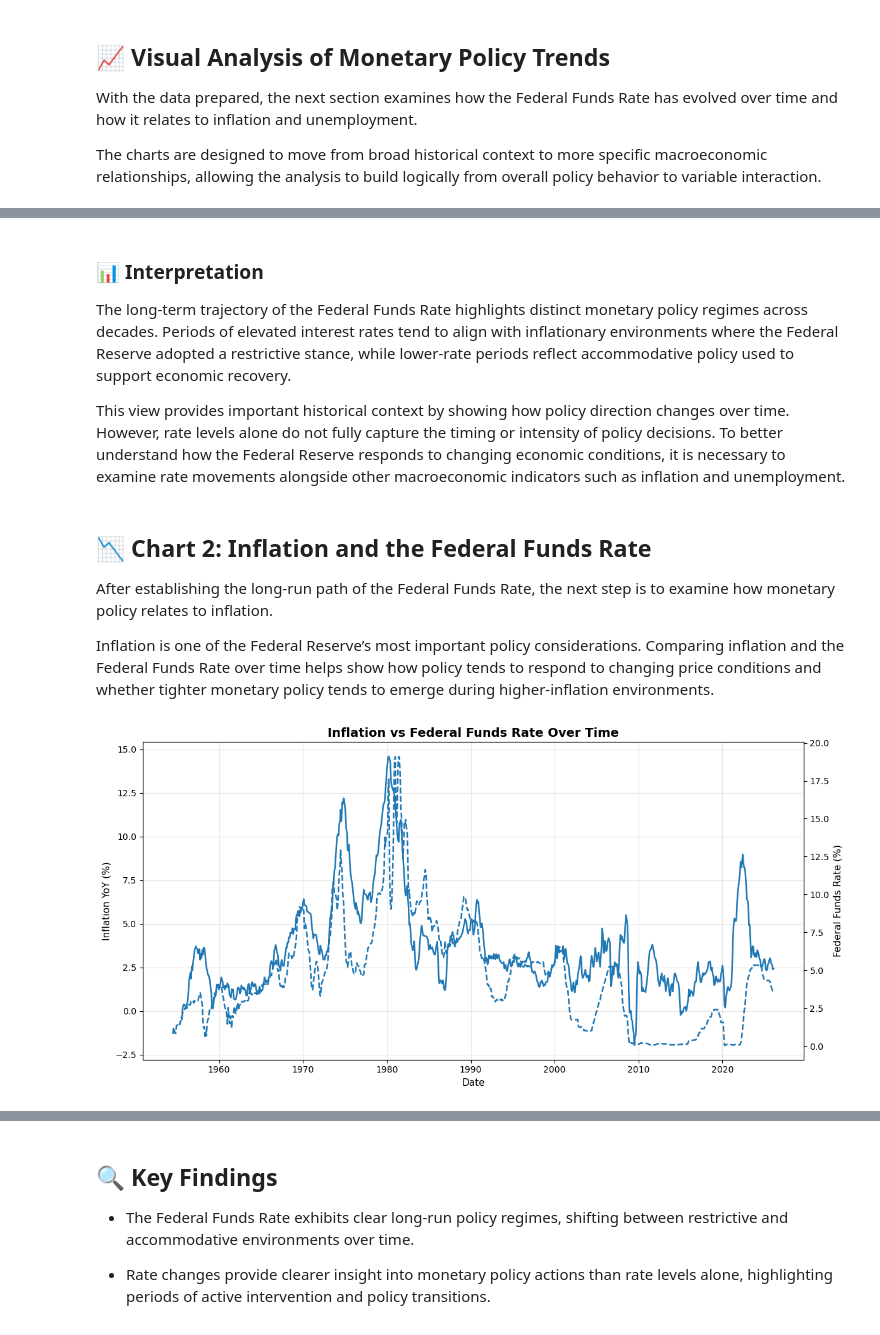
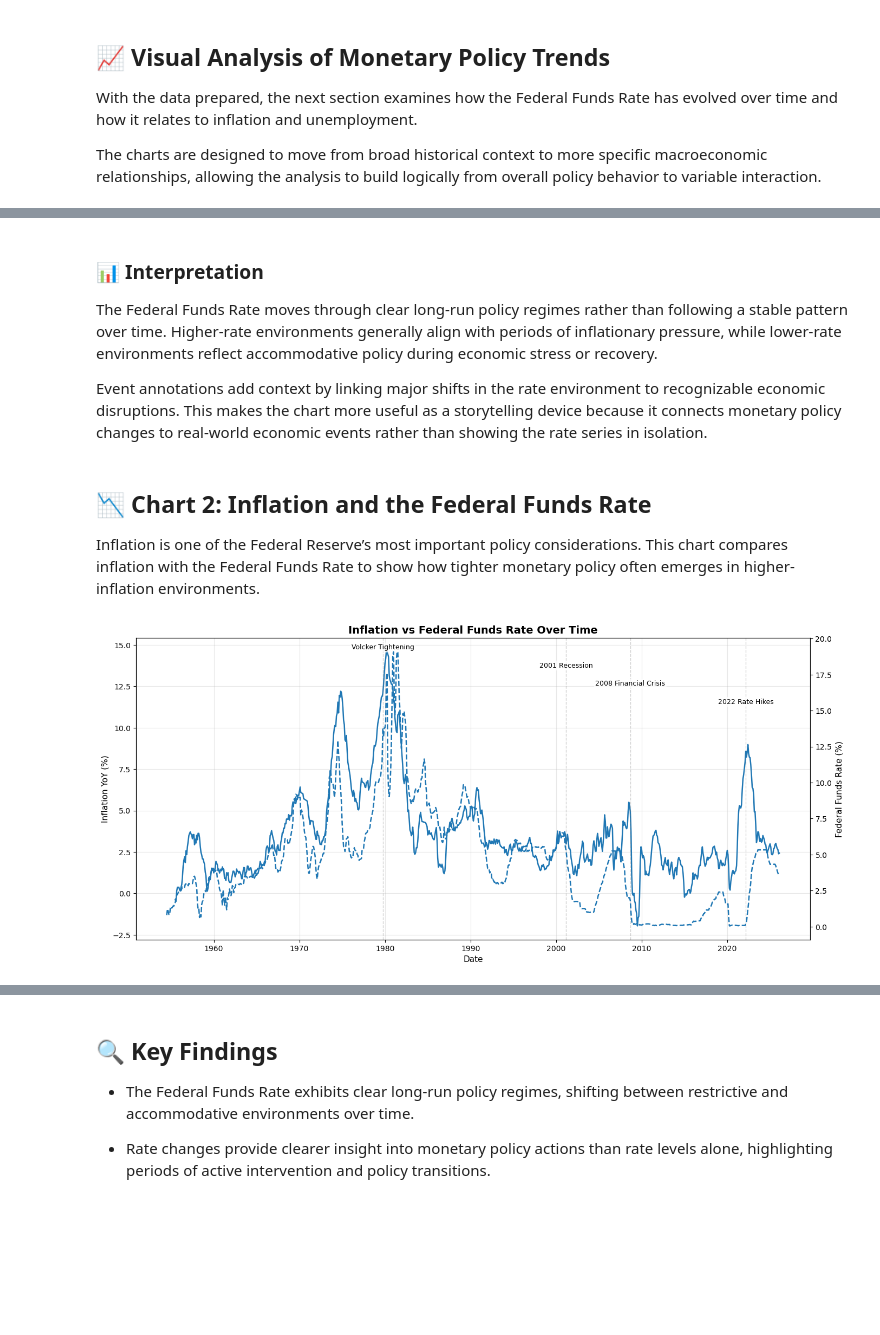
Before and after one commit to cfoybowman/us-monetary-policy-analysis, a Jupyter notebook: notebook/02_visual_analysis_and_interpretation.ipynb, the cells around one changed output, grey strips where cells are left out. Drawn from its saved outputs; the diff is of its cells as text; code cells hidden in the pictures; blank space fills up the shorter version.

```diff
--- a/notebook/02_visual_analysis_and_interpretation.ipynb
+++ b/notebook/02_visual_analysis_and_interpretation.ipynb
@@ -98,29 +157,39 @@ plt.show()
-# %% [markdown]
-### 📊 Interpretation
-
-The long-term trajectory of the Federal Funds Rate highlights distinct monetary policy regimes across decades. Periods of elevated interest rates tend to align with inflationary environments where the Federal Reserve adopted a restrictive stance, while lower-rate periods reflect accommodative policy used to support economic recovery.
-
-This view provides important historical context by showing how policy direction changes over time. However, rate levels alone do not fully capture the timing or intensity of policy decisions. To better understand how the Federal Reserve responds to changing economic conditions, it is necessary to examine rate movements alongside other macroeconomic indicators such as inflation and unemployment.
+# %% [markdown]
+### 📊 Interpretation
+
+The Federal Funds Rate moves through clear long-run policy regimes rather than following a stable pattern over time. Higher-rate environments generally align with periods of inflationary pressure, while lower-rate environments reflect accommodative policy during economic stress or recovery.
+
+Event annotations add context by linking major shifts in the rate environment to recognizable economic disruptions. This makes the chart more useful as a storytelling device because it connects monetary policy changes to real-world economic events rather than showing the rate series in isolation.
 # %% [markdown]
 ## 📉 Chart 2: Inflation and the Federal Funds Rate
 
-After establishing the long-run path of the Federal Funds Rate, the next step is to examine how monetary policy relates to inflation.
-
-Inflation is one of the Federal Reserve’s most important policy considerations. Comparing inflation and the Federal Funds Rate over time helps show how policy tends to respond to changing price conditions and whether tighter monetary policy tends to emerge during higher-inflation environments.
+Inflation is one of the Federal Reserve’s most important policy considerations. This chart compares inflation with the Federal Funds Rate to show how tighter monetary policy often emerges in higher-inflation environments.
 # %%
-fig, ax1 = plt.subplots(figsize=(12, 6))
+fig, ax1 = plt.subplots(figsize=(14, 7))
 
 ax1.plot(df["Date"], df["Inflation YoY"], linewidth=1.8)
 ax1.set_xlabel("Date")
 ax1.set_ylabel("Inflation YoY (%)")
+ax1.grid(alpha=0.3)
 
 ax2 = ax1.twinx()
 ax2.plot(df["Date"], df["Fed Rate"], linestyle="--", linewidth=1.8)
 ax2.set_ylabel("Federal Funds Rate (%)")
 
-ax1.grid(alpha=0.3)
+# Use fewer events here to reduce crowding
+inflation_events = {
+    "Volcker Tightening": "1979-10-01",
+    "2001 Recession": "2001-03-01",
+    "2008 Financial Crisis": "2008-09-01",
+    "2022 Rate Hikes": "2022-03-01"
+}
+
+add_event_annotations(ax1, inflation_events)
+
 plt.title("Inflation vs Federal Funds Rate Over Time")
 fig.tight_layout()
+plt.subplots_adjust(top=0.88)
+plt.savefig("images/inflation_vs_fed_rate.png", dpi=300, bbox_inches="tight")
 plt.show()
 # %% [output]
-[figure, old version]
+[figure, new version]
```
Also changed, not shown: parts of 23 cells of this notebook, 10 other files.
